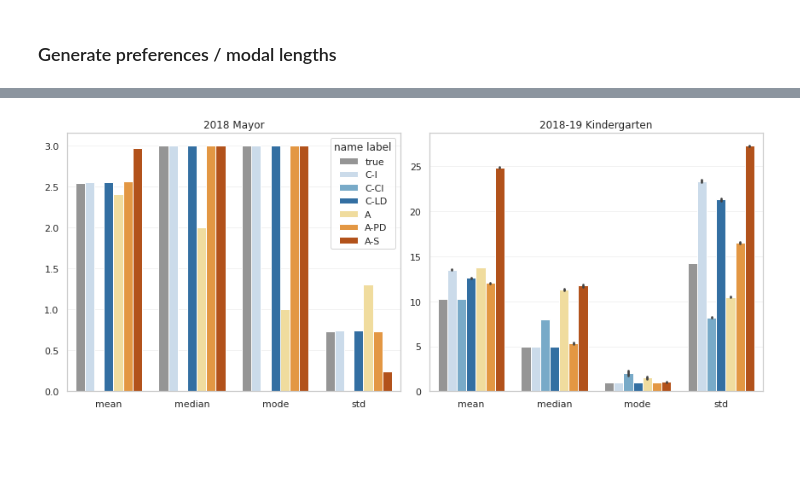
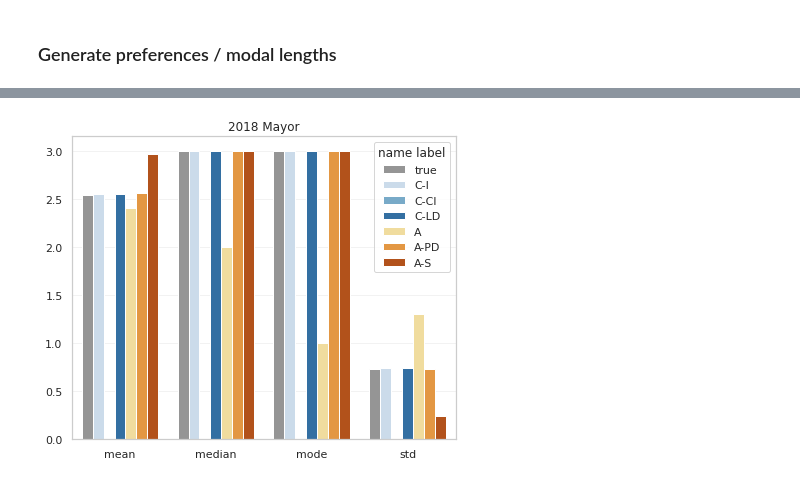
Before and after one commit to DQ-lab/partial_order-collection, a Jupyter notebook: paper_figures.ipynb, the cells around one changed output, grey strips where cells are left out. Saved outputs shown, nothing was run; the diff lists cells and outputs as text; code cells hidden in the pictures; blank space fills up the shorter version.

```diff
--- a/paper_figures.ipynb
+++ b/paper_figures.ipynb
@@ -484,14 +492,11 @@ NameError: name 'overall_results' is not defined
 # %%
 model_names=['fully independent', 'conditionally independent', 'length dependent', 'augmented', 'position-dependent augmented', 'stratified augmented']
-full_train_results = Parallel(n_jobs=30)(delayed(full_train)(model_name, length_k, length_reg, mnl_k, rank_reg, dataset_name,
-                                                        dataset, program_data=data, school_choice=school_choice)
+full_train_results = Parallel(n_jobs=30)(delayed(full_train)(model_name, length_k, length_reg, mnl_k, rank_reg, dataset_name, dataset)
                                          for model_name in model_names
-                                         for dataset_name, dataset, school_choice, data, length_k, length_reg, mnl_k, rank_reg in zip(dataset_names,
-                                                                                                                                      datasets,
-                                                                                                                                      school_choice_indicators,
-                                                                                                                                      program_datasets,
-                                                                                                                                      length_ks,
-                                                                                                                                      length_regs,
-                                                                                                                                      mnl_ks,
-                                                                                                                                      rank_regs))
+                                         for dataset_name, dataset, length_k, length_reg, mnl_k, rank_reg in zip(dataset_names,
+                                                                                                                 datasets,
+                                                                                                                 length_ks,
+                                                                                                                 length_regs,
+                                                                                                                 mnl_ks,
+                                                                                                                 rank_regs))
 # %% [output]
@@ -620,5 +586,6 @@ for dataset_name, dataset in zip(dataset_names, datasets):
 # %%
-sampling_results = Parallel(n_jobs=30)(delayed(sample_datasets)(i, school_choice_datasets[dataset_name.split()[0]] if 'SFUSD' in dataset_name else rcv_datasets[dataset_name.split()[0]][dataset_name.split()[1]],
+sampling_results = Parallel(n_jobs=30)(delayed(sample_datasets)(i,
+                                                                rcv_datasets[dataset_name.split()[0]][dataset_name.split()[1]],
                                                                 dataset_name,
                                                                 model_name,
                                                                 model)
@@ -681,20 +628,17 @@ length_df.head(25)
 # %%
-names = ['2018 M']
-display_names = ['2018 Mayor']
+dataset = '2018 M'
+name = '2018 Mayor'
 hue_order = ['true', 'C-I', 'C-CI', 'C-LD', 'A', 'A-PD', 'A-S']
 model_names=['true', 'fully independent', 'conditionally independent', 'length dependent', 'augmented', 'position-dependent augmented', 'stratified augmented']
 palette = sns.color_palette('Greys', n_colors=1) + sns.color_palette("Blues", n_colors=3)+sns.color_palette("YlOrBr", n_colors=3)
 
-fig, ax = plt.subplots(1,len(names), figsize=(12,5))
-for i, (dataset, name) in enumerate(zip(names, display_names)):
-    data = sampling_df[(sampling_df.metric_type=='length')&
-                       (sampling_df.dataset==dataset)]
-    sns.barplot(data=data, x="metric", y="value", hue="name label", palette=palette, hue_order=hue_order, ax=ax[i]).set(title=name, xlabel='', ylabel='')
-# ax[1].legend().remove()
-# ax[1].legend(loc=(1.03,0.52))
+fig, ax = plt.subplots(1,1, figsize=(6,5))
+data = sampling_df[(sampling_df.metric_type=='length')&
+                   (sampling_df.dataset==dataset)]
+sns.barplot(data=data, x="metric", y="value", hue="name label", palette=palette, hue_order=hue_order, ax=ax).set(title=name, xlabel='', ylabel='')
 fig.tight_layout()
 # %% [output]
-[figure, old version]
+[figure, new version]
 # %%
 hue_order = ['true', 'C-I', 'C-CI', 'C-LD', 'A', 'A-PD', 'A-S']
 palette = sns.color_palette('Greys', n_colors=1) + sns.color_palette("Blues", n_colors=3)+sns.color_palette("YlOrBr", n_colors=3)
```
Also changed, not shown: parts of 15 cells of this notebook.
